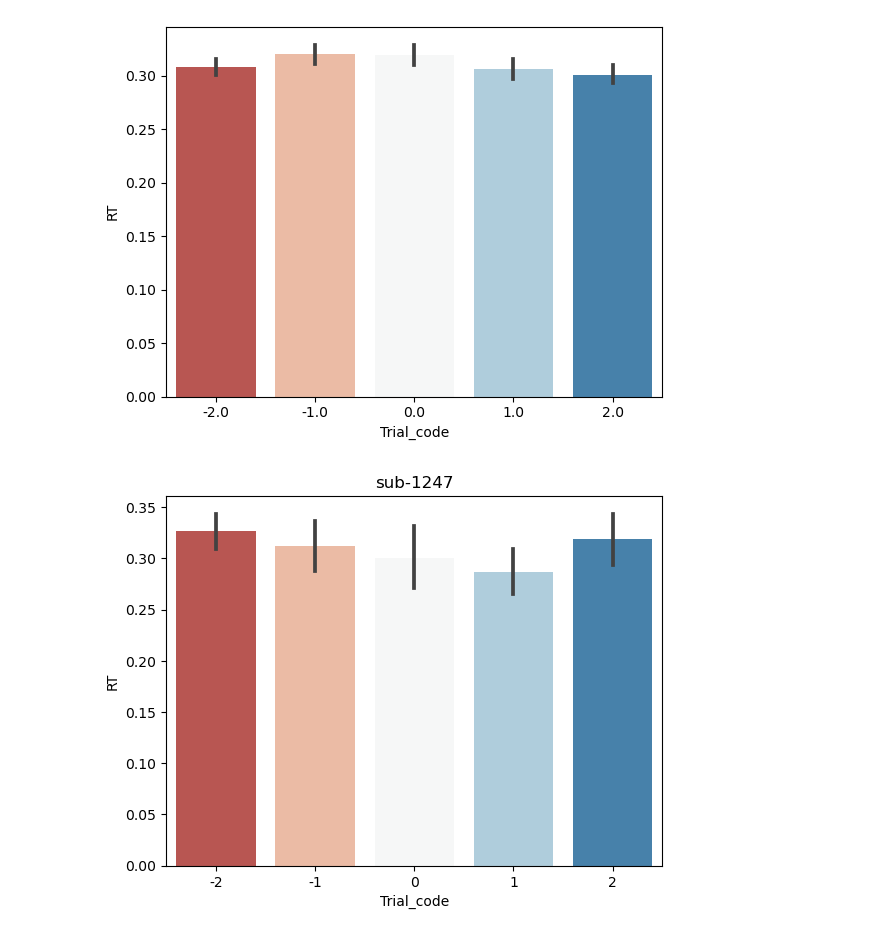
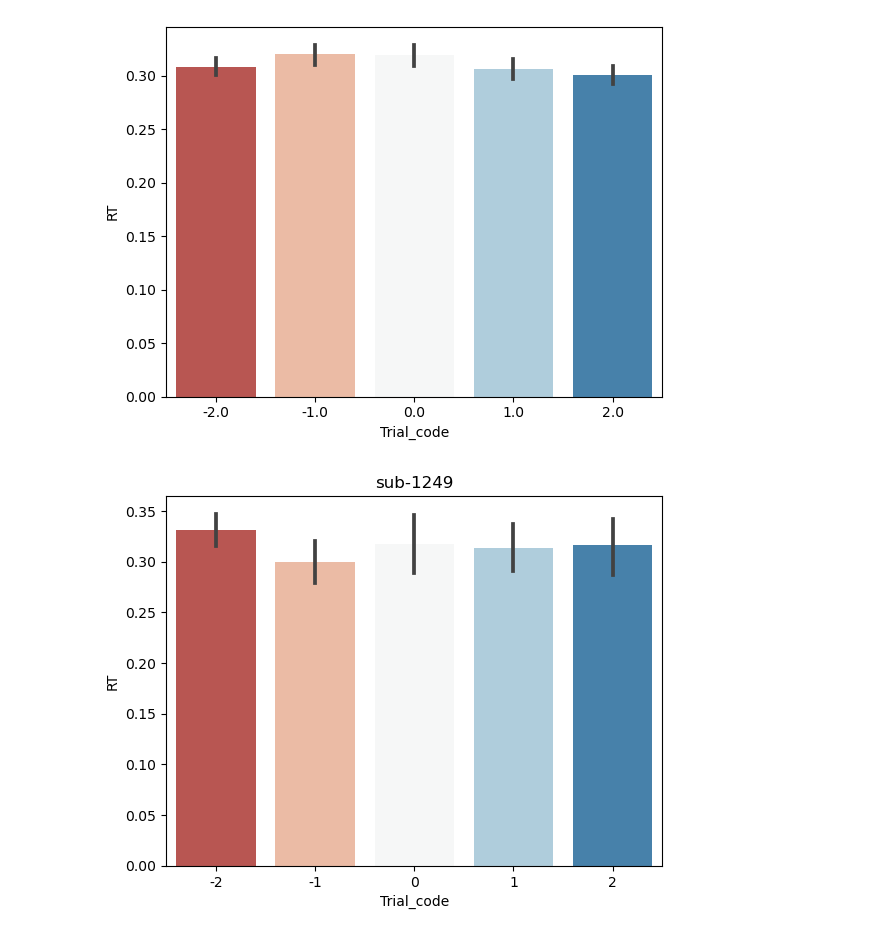
Before and after one commit to DVS-Lab/istart-mid-clean, a Jupyter notebook: code/Behave_update.ipynb, the cells around one changed output. Cells and saved outputs as stored; diff of their text form; code cells hidden in the pictures.

```diff
--- a/code/Behave_update.ipynb
+++ b/code/Behave_update.ipynb
@@ -207,21 +207,21 @@ plt.show()
 | 3 | sub-1001 | Small_gain | 1.0 | 281.873566 | 285.883902 | 0.320507 | 0.376292 | 1.5 | 1.0 |
 | 4 | sub-1001 | Small_loss | 1.0 | 154.275646 | 158.286305 | 0.367956 | 0.413490 | 1.0 | -1.0 |
 [figure]
-# %%
-# Plot avg. RT for individual subs
-# sub-1016, 1247, 1249 all low VBeta
-# sub-3206 great high VBeta
-sub_df = df[df['sub']=='sub-1247']
-
-g=sms.barplot(x='Trial_code',y='RT',errorbar=('ci',68),data=sub_df,palette='RdBu')
-#g.set_title(str(sub_df['sub']))
-sub_df
-title=sub_df['sub'].iloc[1]
-g.set_title(str(title))
-##plt.savefig('figures/RT_BAR.svg')
-plt.show()
-# %% [output]
-[figure, removed]
+# %%
+# Plot avg. RT for individual subs
+# sub-1016, 1247, 1249 all low VBeta
+# sub-3206 great high VBeta
+sub_df = df[df['sub']=='sub-1249']
+
+g=sms.barplot(x='Trial_code',y='RT',errorbar=('ci',68),data=sub_df,palette='RdBu')
+#g.set_title(str(sub_df['sub']))
+sub_df
+title=sub_df['sub'].iloc[1]
+g.set_title(str(title))
+##plt.savefig('figures/RT_BAR.svg')
+plt.show()
+# %% [output]
+[figure, added]
 # %%
 # Is mean RT different for LG>N?
 from scipy.stats import ttest_rel
```
Also changed, not shown: parts of 11 cells of this notebook, 2 other files.
